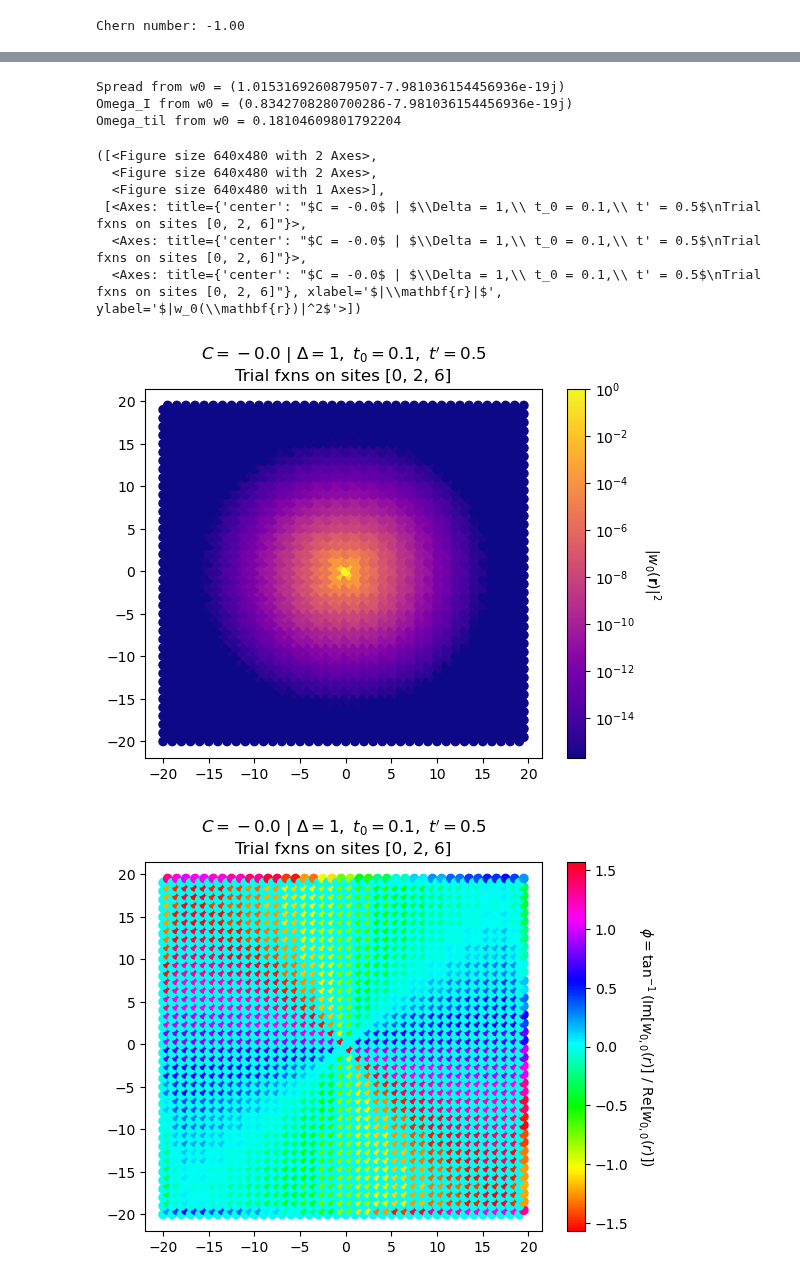
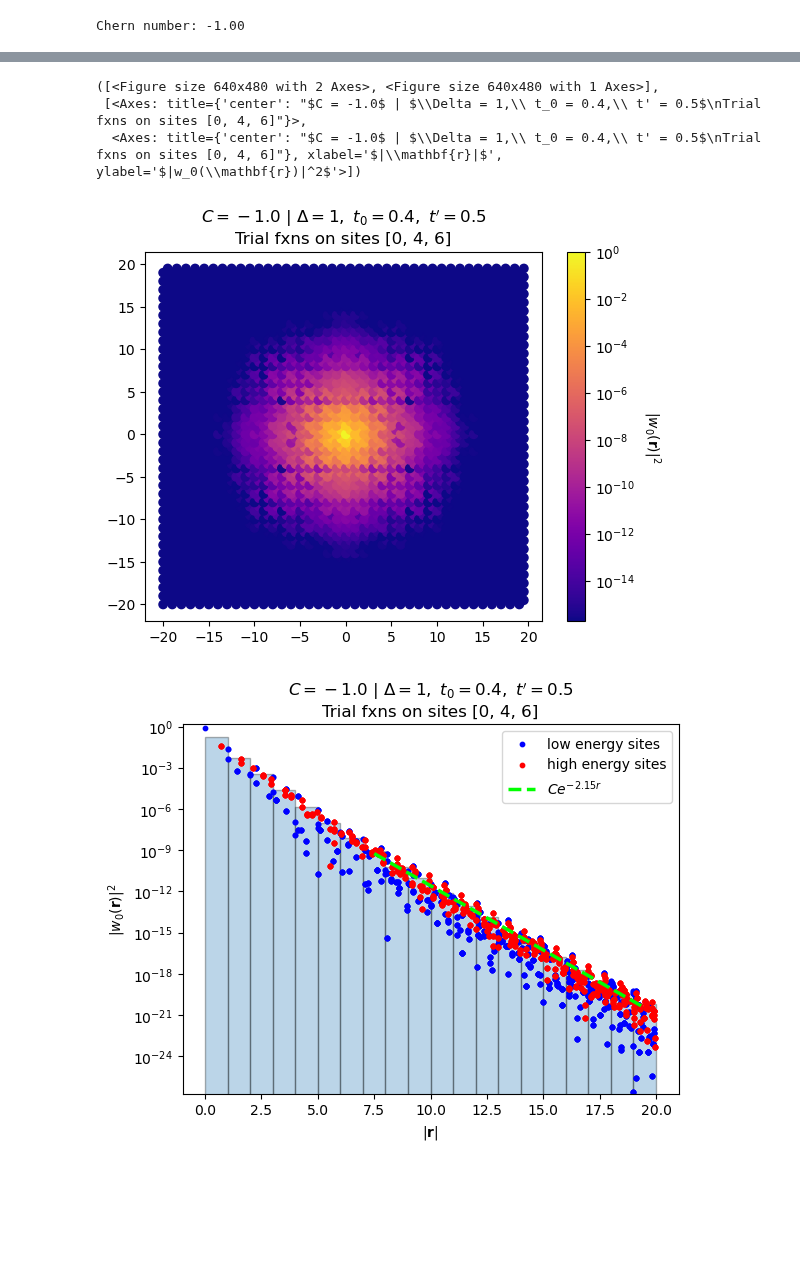
Before and after one commit to treycole/WanPy, a Jupyter notebook: examples/Checkerboard.ipynb, the cells around one changed output, grey strips where cells are left out. Cells and saved outputs as stored; diff of their text form; code cells hidden in the pictures; blank space fills up the shorter version.

Commit message:
random trial wfs, optimization

```diff
--- a/examples/Checkerboard.ipynb
+++ b/examples/Checkerboard.ipynb
@@ -15,7 +15,7 @@ import sympy as sp
 import scipy
 # %%
 delta = 1
-t0 = 0.27
+t0 = 0.4
 tprime = 0.5
 
 model = models.chessboard(t0, tprime, delta).make_supercell([[2,0], [0,2]])
@@ -81,28 +88,15 @@ Omega_til from M_kb \tilde{u_nk} = (0.18809169714109056+0j)
-# %%
-spread, expc_rsq, expc_r_sq = spread_real(lat_vecs, orbs, w0, decomp=True)
-
-print(rf"Spread from w0 = {spread[0]}")
-print(rf"Omega_I from w0 = {spread[1]}")
-print(rf"Omega_til from w0 = {spread[2]}")
-# %% [output]
-Spread from w0 = (1.0153169260879507-7.981036154456936e-19j)
-Omega_I from w0 = (0.8342708280700286-7.981036154456936e-19j)
-Omega_til from w0 = 0.18104609801792204
 # %%
 idx = 0
 title = (rf"$C = {chern: .1f}$ | $\Delta = {delta},\ t_0 = {t0},\ t' = {tprime}$"
         "\n"
         rf"Trial fxns on sites {tf_list}"
          )
 save_name = f'w_{idx}_scatter_C={chern:.1f}_Delta={delta}_t0={t0}_tprime={tprime}_tfxs={tf_list}.png'
 
-plot.plot_Wan(w0, idx, orbs, lat_vecs, title=title, plot_phase=True, plot_decay=True, fit_rng=[7, 20])
+plot.plot_Wan(w0, idx, orbs, lat_vecs, title=title, plot_phase=False, plot_decay=True, fit_rng=[7, 20])
 # %% [output]
-([<Figure size 640x480 with 2 Axes>,
-  <Figure size 640x480 with 2 Axes>,
-  <Figure size 640x480 with 1 Axes>],
- [<Axes: title={'center': "$C = -0.0$ | $\\Delta = 1,\\ t_0 = 0.1,\\ t' = 0.5$\nTrial fxns on sites [0, 2, 6]"}>,
-  <Axes: title={'center': "$C = -0.0$ | $\\Delta = 1,\\ t_0 = 0.1,\\ t' = 0.5$\nTrial fxns on sites [0, 2, 6]"}>,
-  <Axes: title={'center': "$C = -0.0$ | $\\Delta = 1,\\ t_0 = 0.1,\\ t' = 0.5$\nTrial fxns on sites [0, 2, 6]"}, xlabel='$|\\mathbf{r}|$', ylabel='$|w_0(\\mathbf{r})|^2$'>])
+([<Figure size 640x480 with 2 Axes>, <Figure size 640x480 with 1 Axes>],
+ [<Axes: title={'center': "$C = -1.0$ | $\\Delta = 1,\\ t_0 = 0.4,\\ t' = 0.5$\nTrial fxns on sites [0, 4, 6]"}>,
+  <Axes: title={'center': "$C = -1.0$ | $\\Delta = 1,\\ t_0 = 0.4,\\ t' = 0.5$\nTrial fxns on sites [0, 4, 6]"}, xlabel='$|\\mathbf{r}|$', ylabel='$|w_0(\\mathbf{r})|^2$'>])
-[figure, old version]
+[figure, new version]
-[figure, old version]
+[figure, new version]
```
Also changed, not shown: parts of 4 cells of this notebook, 1 other file.
